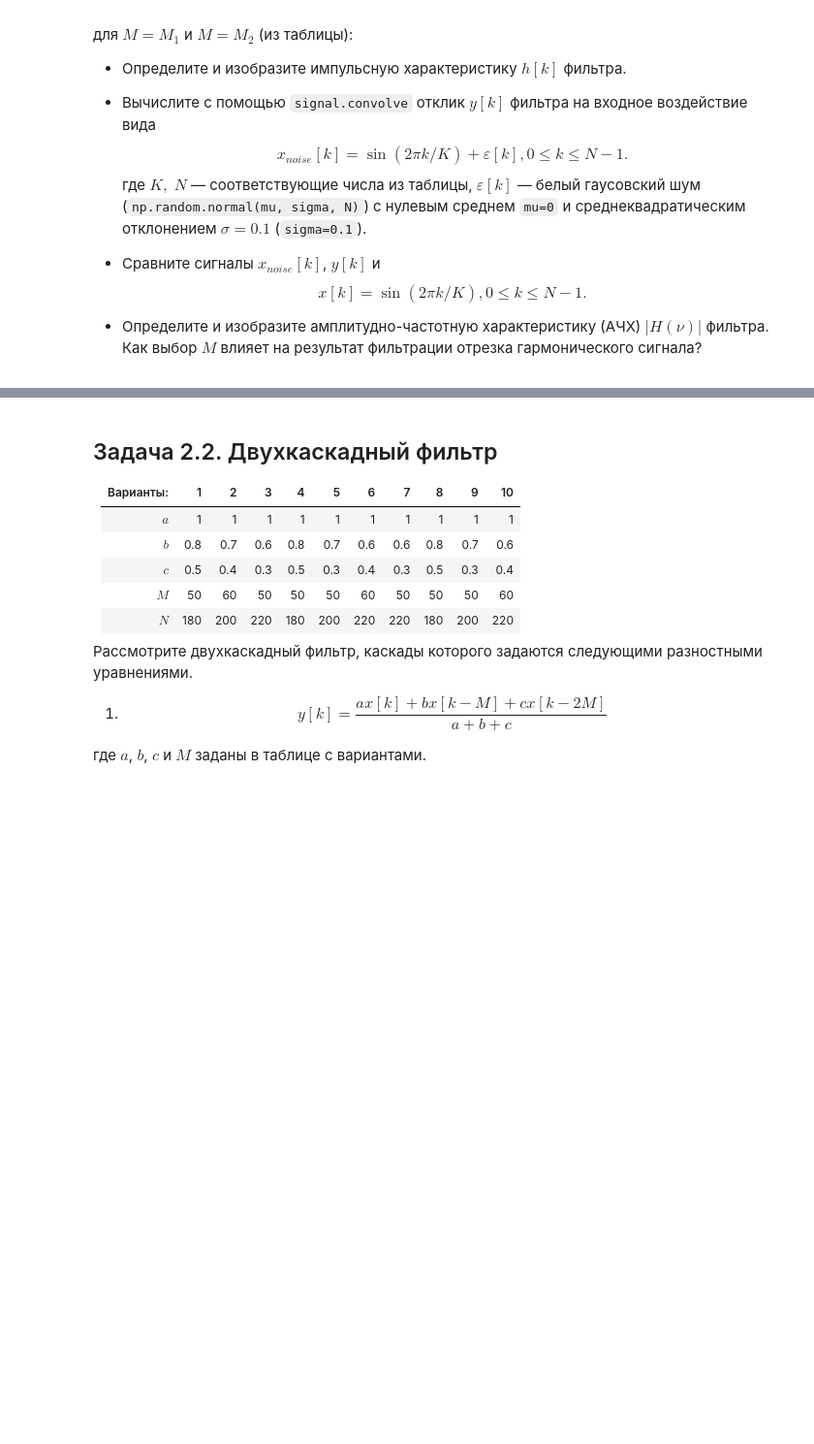
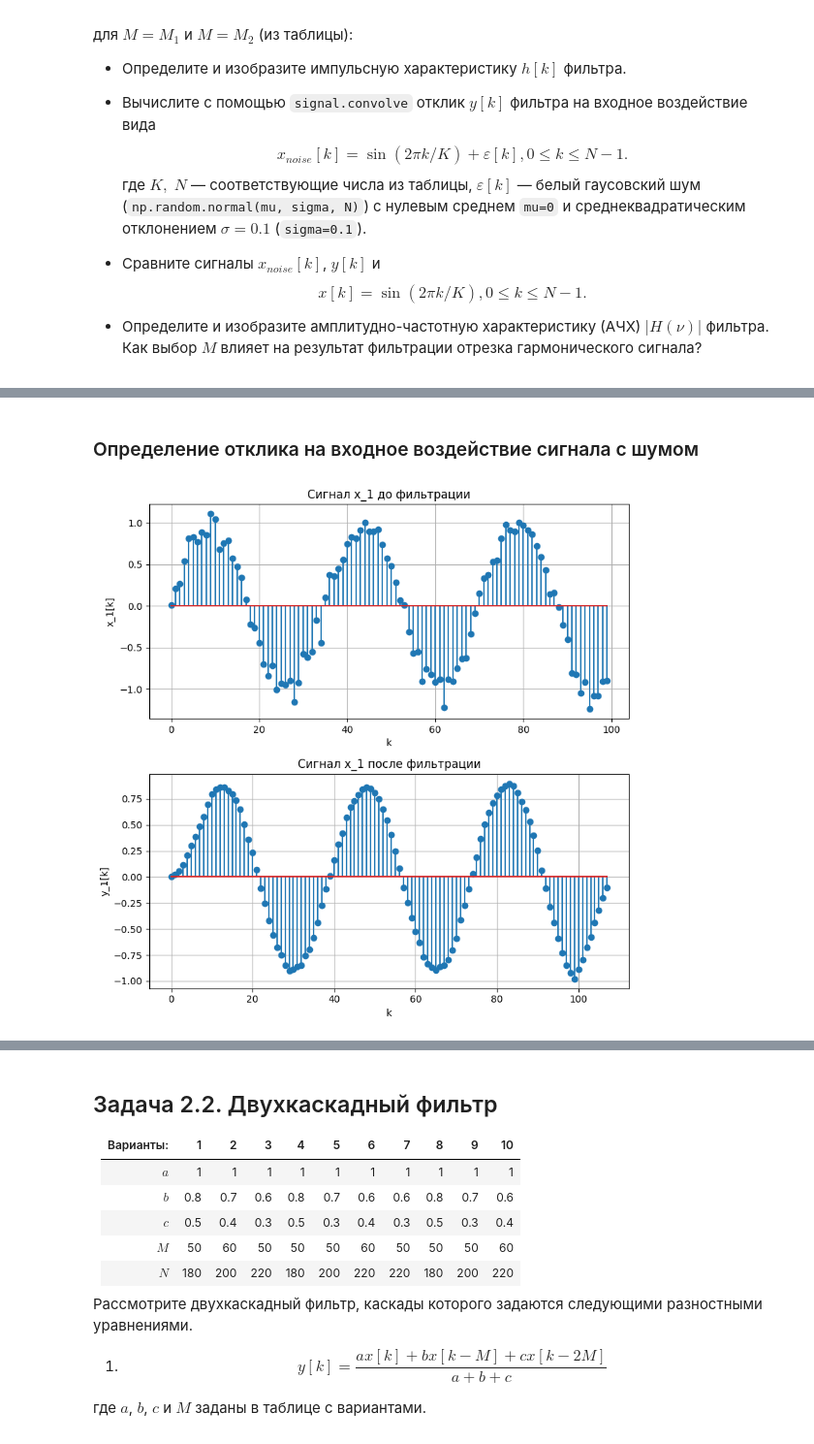
Before and after one commit to sin-diesel/digital-signals-laboratory, a Jupyter notebook: discrete-lti-systems/dsp_lab2.ipynb, the cells around one changed output, grey strips where cells are left out. Shown at 97% size. Drawn from its saved outputs; the diff is of its cells as text; code cells hidden in the pictures; blank space fills up the shorter version.

```diff
--- a/discrete-lti-systems/dsp_lab2.ipynb
+++ b/discrete-lti-systems/dsp_lab2.ipynb
@@ -136,0 +164,24 @@ y_1 = np.
+# %% [markdown]
+### Определение отклика на входное воздействие сигнала с шумом
+# %%
+k = np.arange(N)
+x_1 = np.sin(2 * np.pi * k / K) + np.random.normal(0, 0.1, N)
+y_1 = signal.convolve(x_1, h_1)
+# %%
+plt.figure(figsize=[8, 8], dpi=100)
+plt.subplot(2, 1, 1)
+plt.title("Сигнал x_1 до фильтрации")
+plt.stem(k, x_1)
+plt.grid()
+plt.ylabel("x_1[k]")
+plt.xlabel("k")
+
+plt.subplot(2, 1, 2)
+plt.title("Сигнал x_1 после фильтрации")
+plt.stem(np.arange(y_1.size), y_1)
+plt.ylabel("y_1[k]")
+plt.xlabel("k")
+plt.grid()
+plt.tight_layout()
+# %% [output]
+[figure, added]
```
Also changed, not shown: parts of 19 cells of this notebook.
